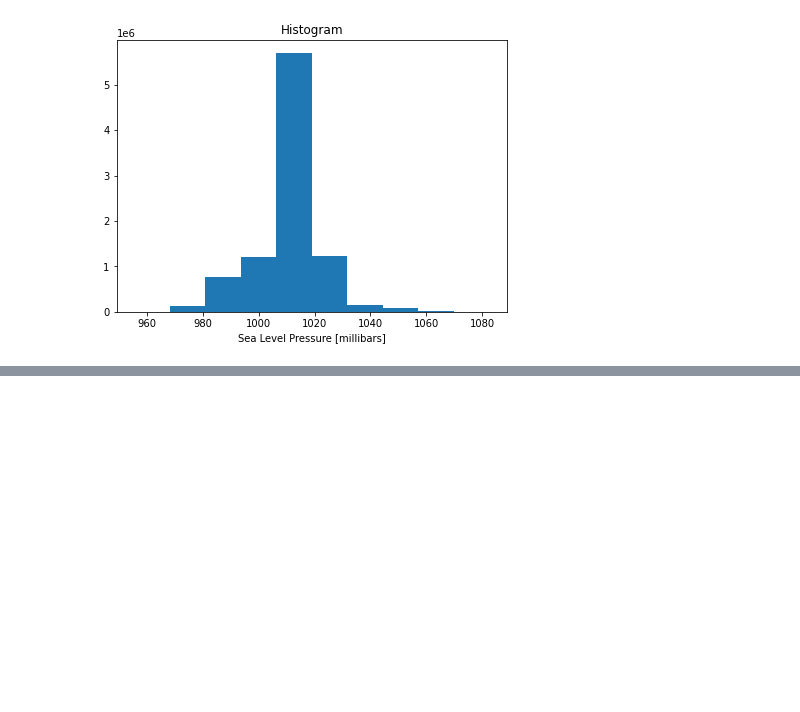
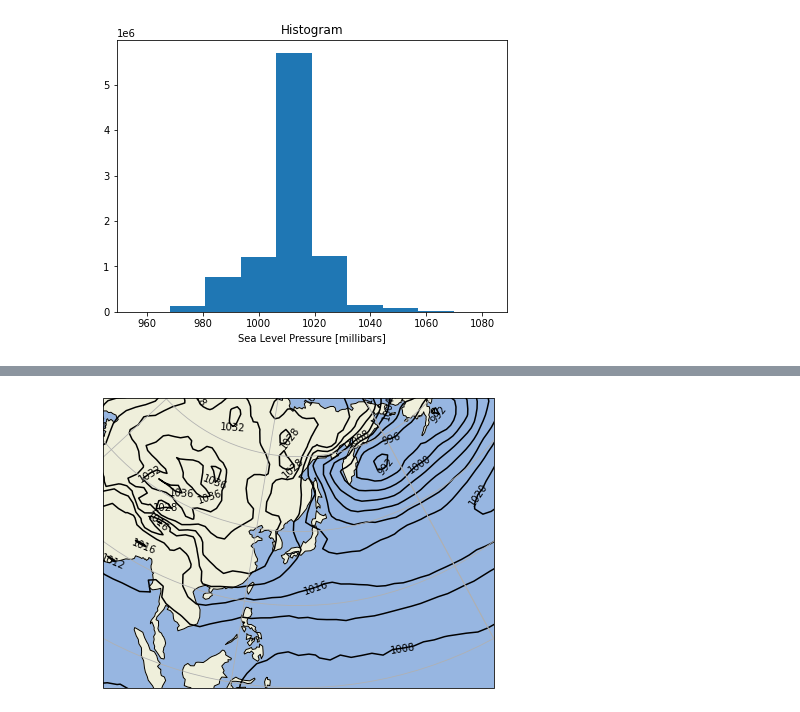
Before and after one commit to tenomoto/pymetds, a Jupyter notebook: Reanalysis.ipynb, the cells around one changed output, grey strips where cells are left out. Drawn from its saved outputs; the diff is of its cells as text; code cells hidden in the pictures; blank space fills up the shorter version.

```diff
--- a/Reanalysis.ipynb
+++ b/Reanalysis.ipynb
@@ -126,0 +105,19 @@ plt.show()
+# %%
+import cartopy.feature as cfeature
+
+
+fig = plt.figure(figsize=[7,7])
+ax = fig.add_subplot(111, projection=ccrs.LambertConformal(135,35))
+
+clevs = np.arange(960, 1040, 4)
+ax.add_feature(cfeature.OCEAN)
+ax.add_feature(cfeature.LAND)
+ax.coastlines()
+p = ax.contour(wlon, ds.lat, slp, levels=clevs, colors=["k"],
+               transform=ccrs.PlateCarree())
+ax.clabel(p, manual=False, inline=True)
+ax.set_extent([90, 180, 0, 70], ccrs.PlateCarree())
+ax.gridlines()
+plt.show()
+# %% [output]
+[figure, added]
```
Also changed, not shown: parts of 8 cells of this notebook.
